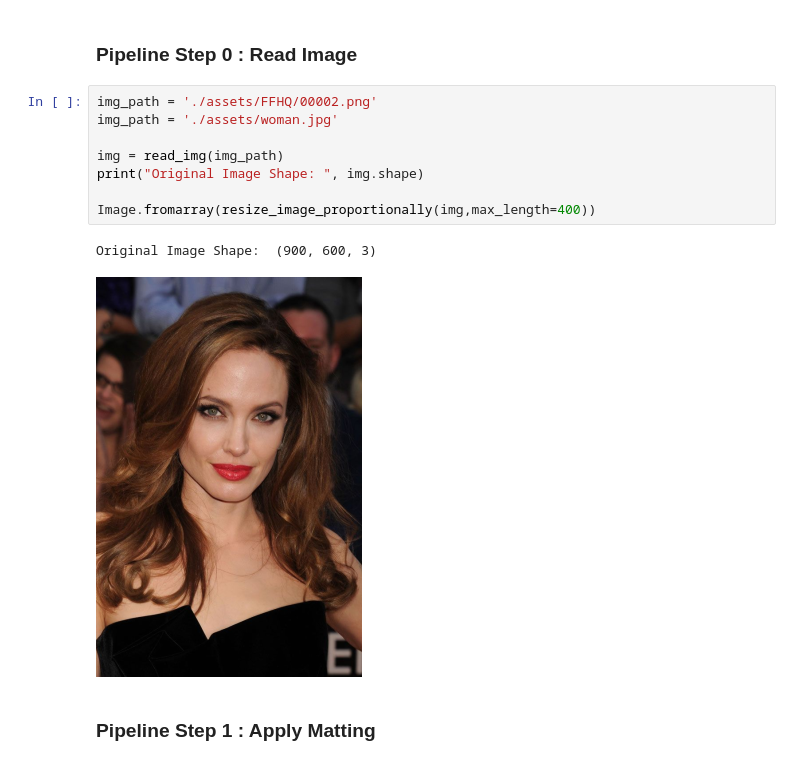
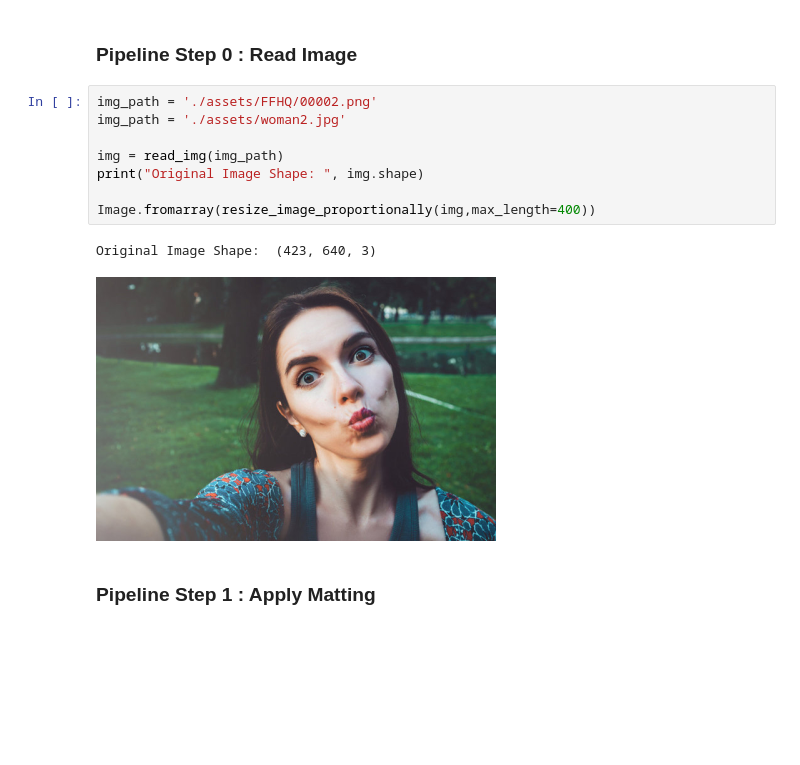
Before and after one commit to huseyintemiz/flame-head-tracker, a Jupyter notebook: preprocessing.ipynb, the cells around one changed output. Saved outputs shown, nothing was run; the diff lists cells and outputs as text; blank space fills up the shorter version.

```diff
--- a/preprocessing.ipynb
+++ b/preprocessing.ipynb
@@ -65,15 +65,15 @@ trained model found. load models/deca_model.tar
 ### Pipeline Step 0 : Read Image
 # %%
 img_path = './assets/FFHQ/00002.png'
-img_path = './assets/woman.jpg'
+img_path = './assets/woman2.jpg'
 
 img = read_img(img_path)
 print("Original Image Shape: ", img.shape)
 
 Image.fromarray(resize_image_proportionally(img,max_length=400))
 # %% [output]
-Original Image Shape:  (900, 600, 3)
+Original Image Shape:  (423, 640, 3)
-[figure, old version]
+[figure, new version]
 # %% [markdown]
 ### Pipeline Step 1 : Apply Matting
 # %%
```
Also changed, not shown: parts of 12 cells of this notebook, 17 other files.
